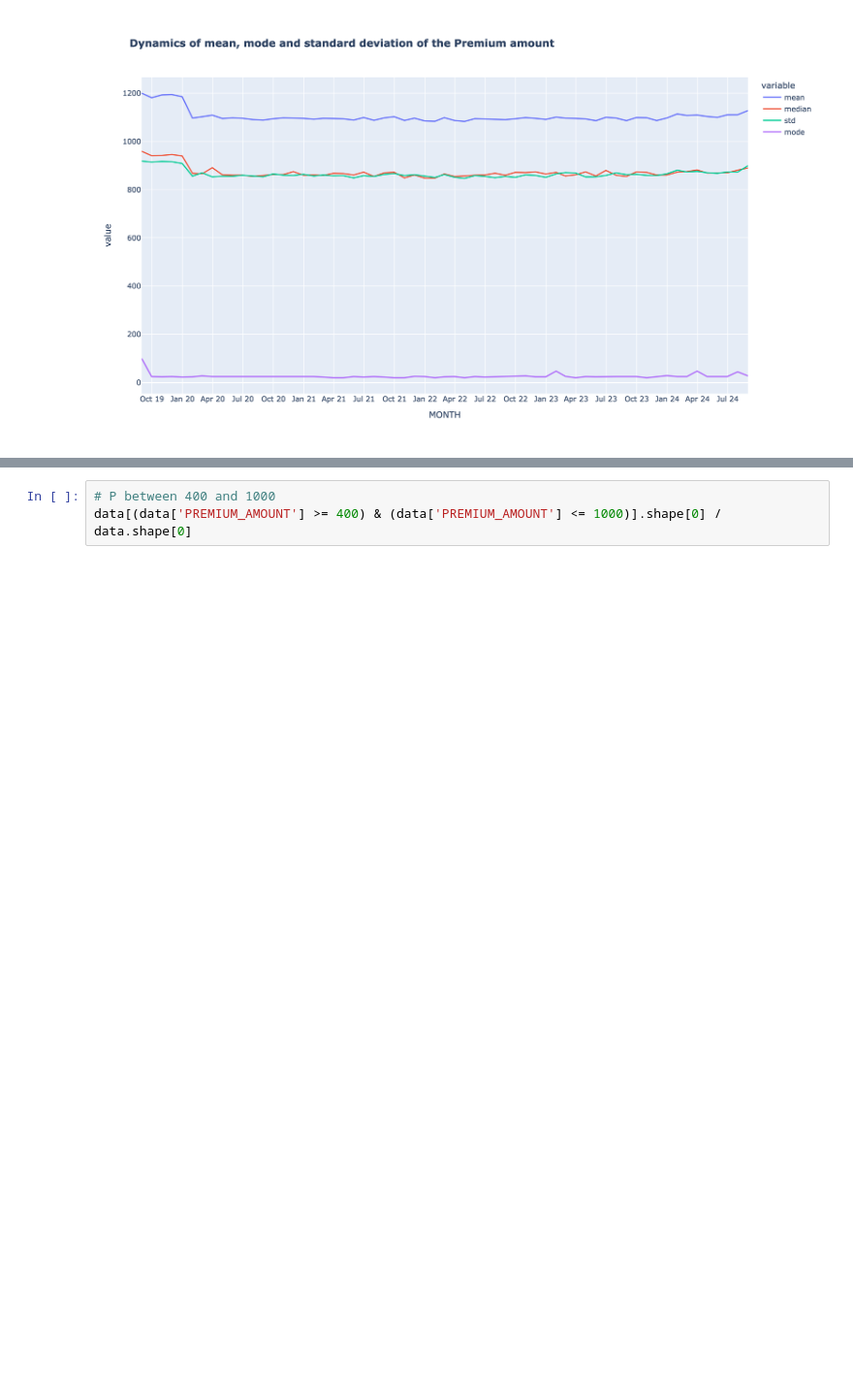
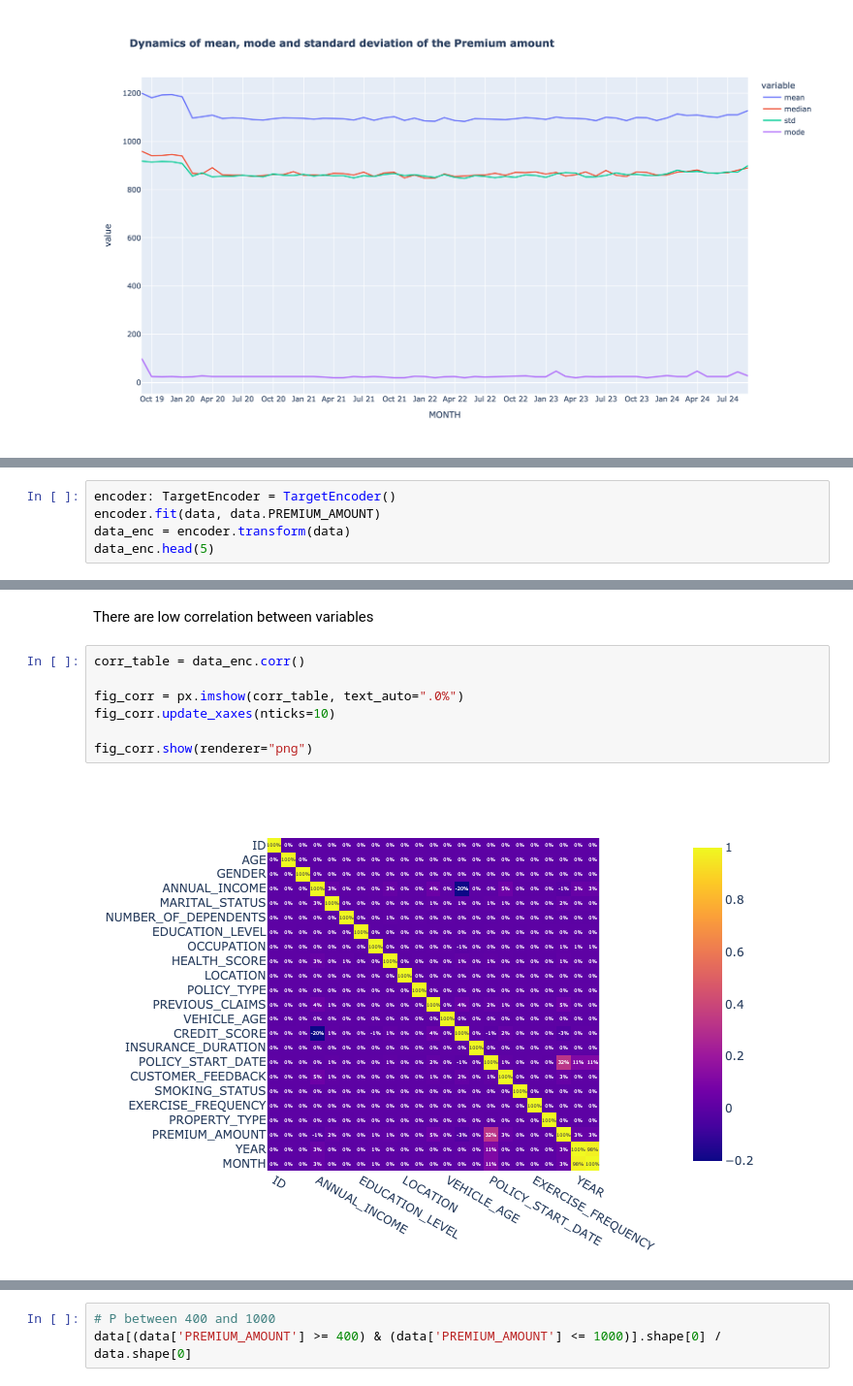
Before and after one commit to vktrbr/automl-itmo-insurance, a Jupyter notebook: notebooks/eda/target_analysis.ipynb, the cells around one changed output, grey strips where cells are left out. Shown at 97% size. Saved outputs shown, nothing was run; the diff lists cells and outputs as text; blank space fills up the shorter version.

Commit message:
Add mutual correlations

```diff
--- a/notebooks/target_analysis/target_analysis_v1.ipynb
+++ b/notebooks/eda/target_analysis.ipynb
@@ -130,0 +177,5 @@ fig_stats_by_month.show(**vs)
+# %%
+encoder: TargetEncoder = TargetEncoder()
+encoder.fit(data, data.PREMIUM_AMOUNT)
+data_enc = encoder.transform(data)
+data_enc.head(5)
@@ -131,3 +213,14 @@ fig_stats_by_month.show(**vs)
+# %% [markdown]
+There are low correlation between variables
+# %%
+corr_table = data_enc.corr()
+
+fig_corr = px.imshow(corr_table, text_auto=".0%")
+fig_corr.update_xaxes(nticks=10)
+
+fig_corr.show(renderer="png")
+# %% [output]
+[figure, added]
 # %%
 charts_x_names = [
     (fig_distribution, 'PREMIUM_AMOUNT_DISTRIBUTION'),
```
Also changed, not shown: parts of 7 cells of this notebook, 16 other files.
